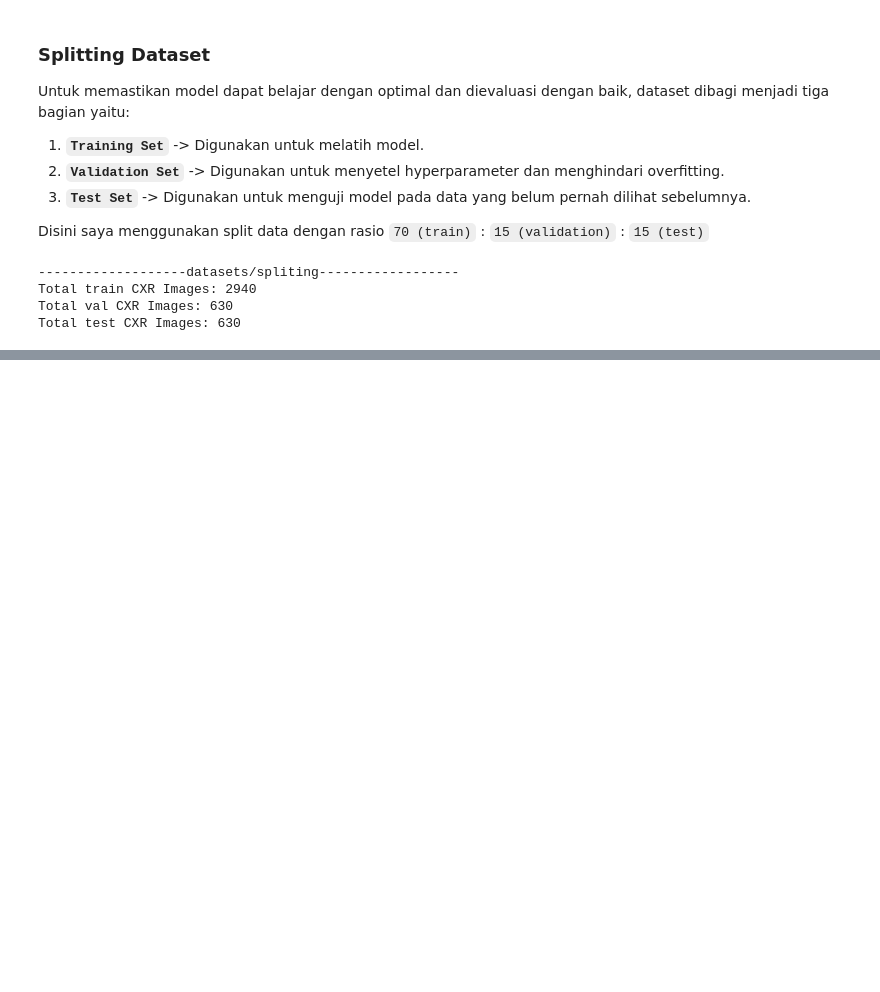
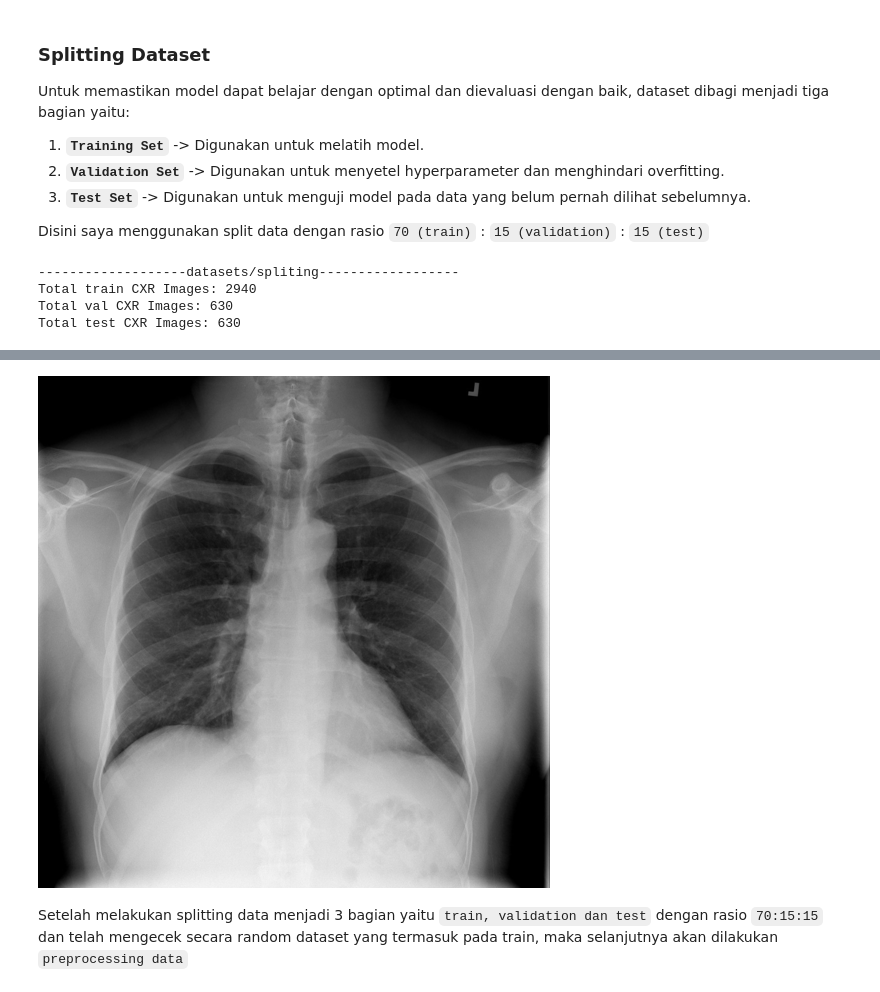
Before and after one commit to covryzne/tbc-detection-skripsi, a Jupyter notebook: tbc_detection_skripsi_netebook.ipynb, the cells around one changed output, grey strips where cells are left out. Cells and saved outputs as stored; diff of their text form; code cells hidden in the pictures; blank space fills up the shorter version.

```diff
--- a/tbc_detection_skripsi_netebook.ipynb
+++ b/tbc_detection_skripsi_netebook.ipynb
@@ -332,0 +349,6 @@ Total test CXR Images: 630
+# %%
+Image.open(train_path[121])
+# %% [output]
+[figure, added]
+# %% [markdown]
+Setelah melakukan splitting data menjadi 3 bagian yaitu `train, validation dan test` dengan rasio `70:15:15` dan telah mengecek secara random dataset yang termasuk pada train, maka selanjutnya akan dilakukan `preprocessing data`
```
Also changed, not shown: parts of 3 cells of this notebook.
